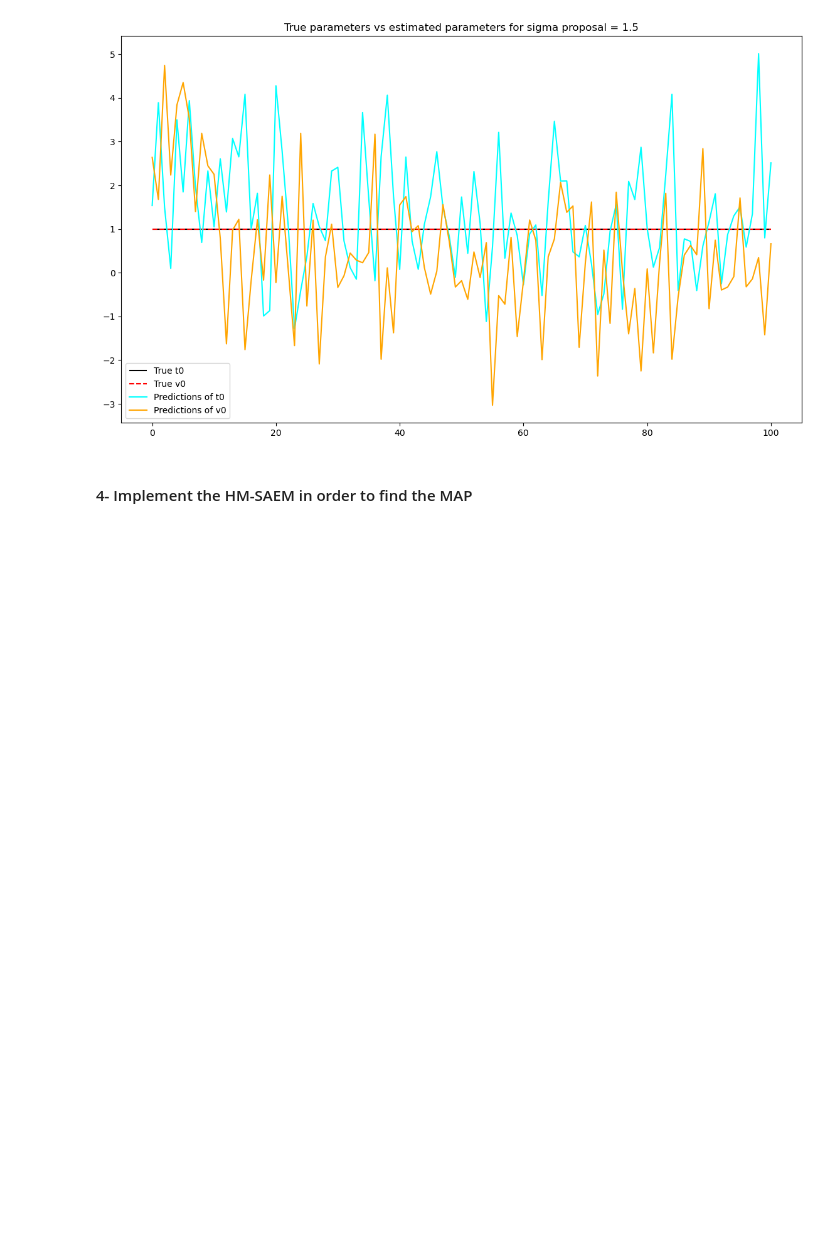
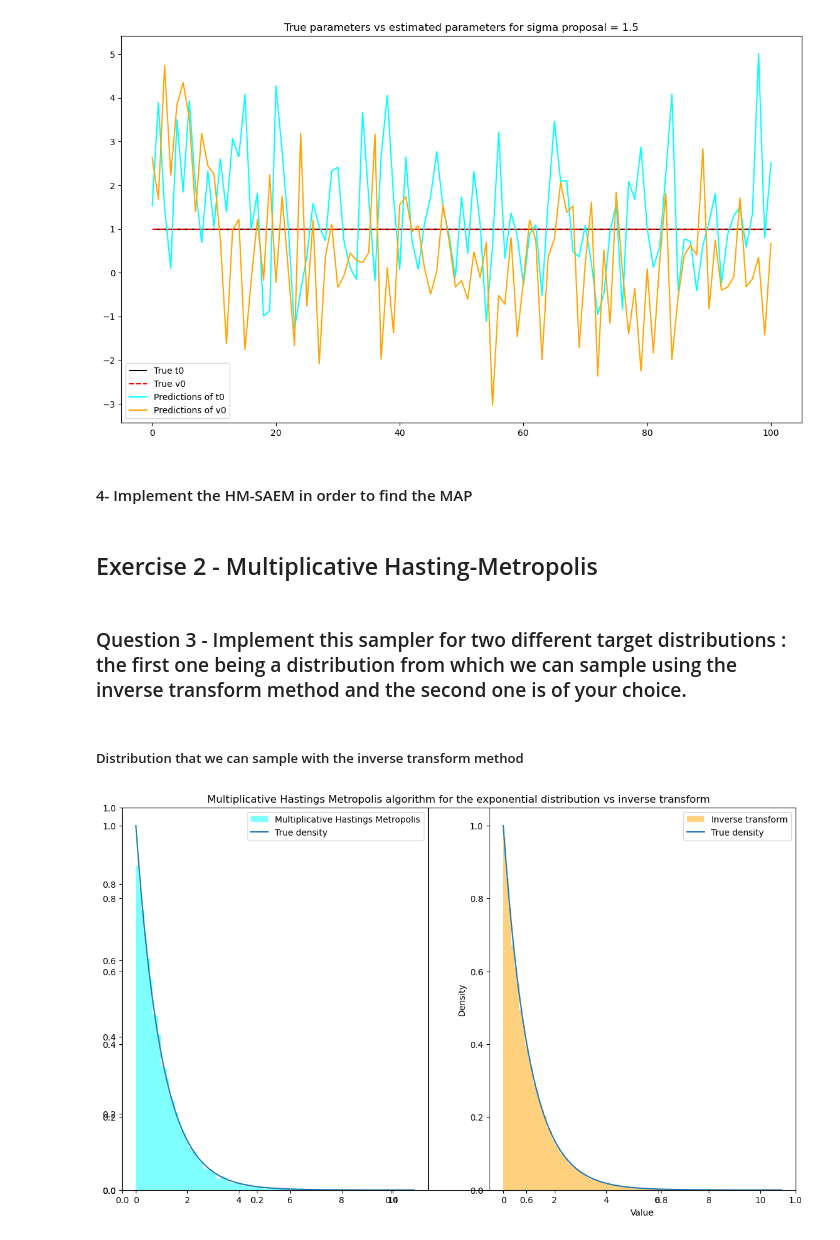
Before and after one commit to AugustinCablant/3A-class, a Jupyter notebook: Computational Statistics/TP3.ipynb, the cells around one changed output. Drawn from its saved outputs; the diff is of its cells as text; code cells hidden in the pictures; blank space fills up the shorter version.

Commit message:
complete exercise 2

```diff
--- a/Computational Statistics/TP3.ipynb
+++ b/Computational Statistics/TP3.ipynb
@@ -253,3 +254,7 @@ def MCMC_SAEM(Y, sigma_init, sigma_tau_init, sigma_eps_init, t0_bar_init, v0_bar
 
     for k in range(maxIter):
         z =
+# %% [markdown]
+## Exercise 2 - Multiplicative Hasting-Metropolis
+# %% [markdown]
+### Question 3 - Implement this sampler for two different target distributions : the first one being a distribution from which we can sample using the inverse transform method and the second one is of your choice.
@@ -255,0 +287,32 @@ def MCMC_SAEM(Y, sigma_init, sigma_tau_init, sigma_eps_init, t0_bar_init, v0_bar
+# %% [markdown]
+##### Distribution that we can sample with the inverse transform method
+# %%
+# We've chosen the exponential distribution as the target distribution
+n_sample = 10 ** 5
+lamb = 1
+expon = scipy.stats.expon(scale = lamb)
+
+X_MHM, acceptance_ratio = Multiplicative_HM(x0 = 1, target_distribution = expon.pdf, n_sample = n_sample)
+U = np.random.uniform(0, 1, n_sample)
+X_inv = - np.log(1 - U) / lamb
+
+
+x = np.linspace(0, max(X_MHM), 1000)
+exp = expon.pdf(x)
+
+plt.figure(figsize = (14, 8))
+plt.title("Multiplicative Hastings Metropolis algorithm for the exponential distribution vs inverse transform")
+plt.subplot(1, 2, 1)
+plt.hist(X_MHM, bins = 100, alpha = 0.5, label = "Multiplicative Hastings Metropolis", color = "cyan", density = True)
+plt.plot(x , exp  , label = 'True density')
+plt.legend()
+plt.subplot(1, 2, 2)
+plt.hist(X_inv, bins = 100, alpha = 0.5, label = "Inverse transform", color = "orange", density = True)
+plt.plot(x , exp  , label = 'True density')
+
+plt.xlabel('Value')
+plt.ylabel('Density')
+plt.legend()
+plt.show()
+# %% [output]
+[figure, added]
```
Also changed, not shown: parts of 3 cells of this notebook.
